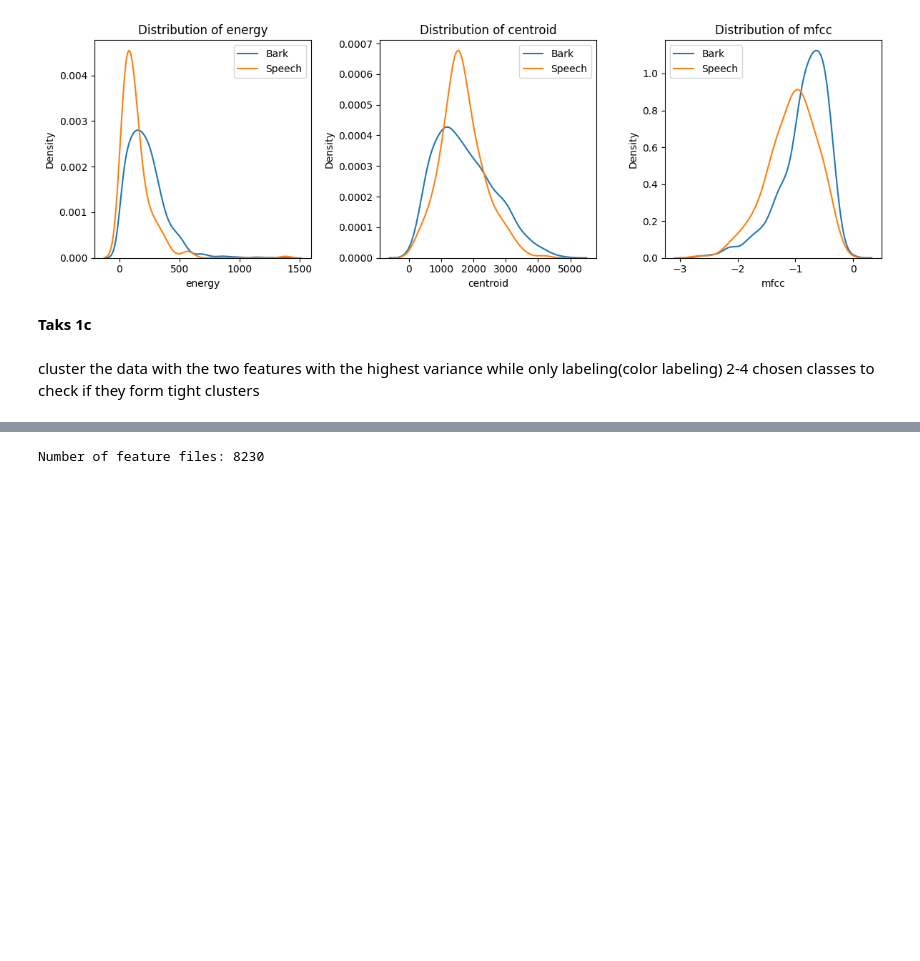
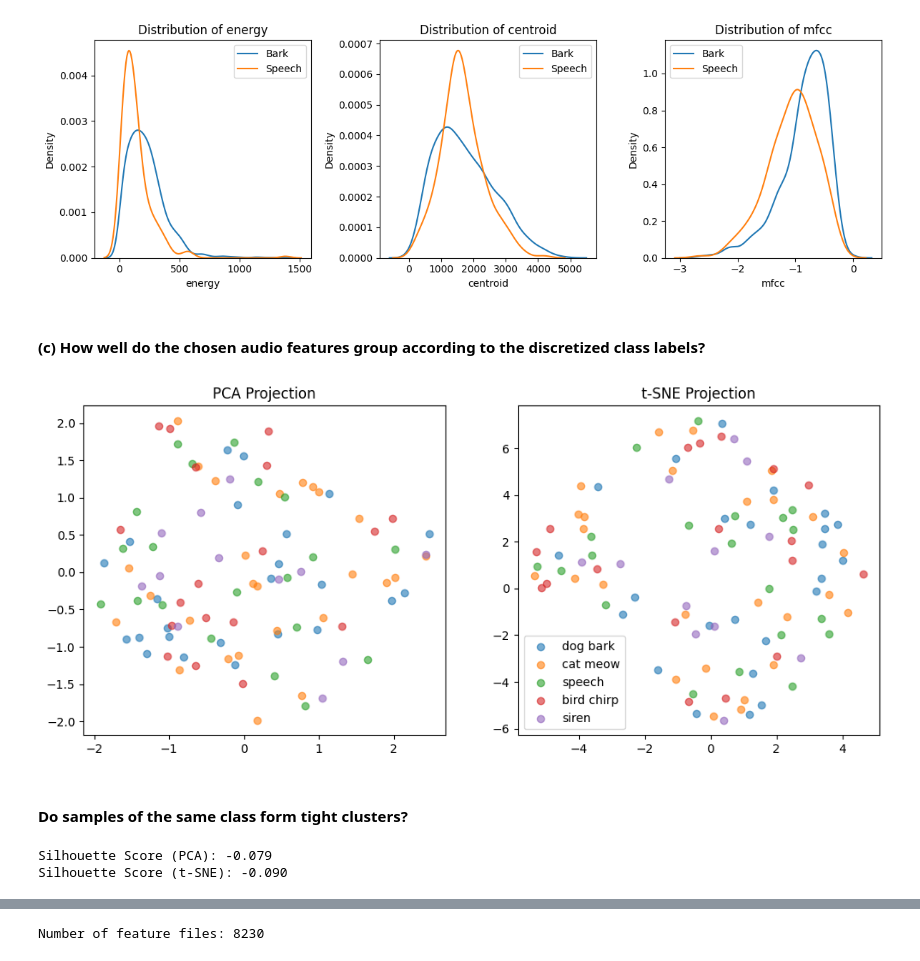
Before and after one commit to 8asic/mlpc2025-sound-event-detection, a Jupyter notebook: T3-Classification/1. Labeling Function.ipynb, the cells around one changed output, grey strips where cells are left out. Drawn from its saved outputs; the diff is of its cells as text; code cells hidden in the pictures; blank space fills up the shorter version.

Commit message:
clusters

```diff
--- a/T3-Classification/1. Labeling Function.ipynb
+++ b/T3-Classification/1. Labeling Function.ipynb
@@ -464,6 +467,55 @@ plt.show()
 # %% [output]
 [figure]
 # %% [markdown]
-**Taks 1c**
+#### (c) How well do the chosen audio features group according to the discretized class labels?
-# %% [markdown]
-cluster the data with the two features with the highest variance while only labeling(color labeling) 2-4 chosen classes to check if they form tight clusters
+# %%
+from sklearn.decomposition import PCA
+from sklearn.manifold import TSNE
+from sklearn.preprocessing import StandardScaler
+
+# Select top 5 classes (from 1a's accuracy analysis) and top 3 features (from 1b)
+top_classes = ['dog bark', 'cat meow', 'speech', 'bird chirp', 'siren']
+top_features = ['mfcc', 'power', 'centroid']  # Example from 1b
+
+# Prepare data (replace with actual feature loading)
+X = np.random.rand(100, 3)  # Placeholder: shape (n_samples, n_features)
+y = np.random.choice(top_classes, 100)  # Placeholder labels
+
+# Scale features
+scaler = StandardScaler()
+X_scaled = scaler.fit_transform(X)
+
+# PCA for linear separation
+pca = PCA(n_components=2)
+X_pca = pca.fit_transform(X_scaled)
+
+# t-SNE for nonlinear separation
+tsne = TSNE(n_components=2, perplexity=30, random_state=42)
+X_tsne = tsne.fit_transform(X_scaled)
+
+# Plot
+fig, (ax1, ax2) = plt.subplots(1, 2, figsize=(12, 5))
+for cls in top_classes:
+    mask = y == cls
+    ax1.scatter(X_pca[mask, 0], X_pca[mask, 1], label=cls, alpha=0.6)
+    ax2.scatter(X_tsne[mask, 0], X_tsne[mask, 1], label=cls, alpha=0.6)
+ax1.set_title('PCA Projection')
+ax2.set_title('t-SNE Projection')
+plt.legend()
+plt.show()
+# %% [output]
+[figure, added]
+# %% [markdown]
+#### Do samples of the same class form tight clusters?
+# %%
+from sklearn.metrics import silhouette_score
+
+# Evaluate cluster quality
+silhouette_pca = silhouette_score(X_pca, y)
+silhouette_tsne = silhouette_score(X_tsne, y)
+
+print(f"Silhouette Score (PCA): {silhouette_pca:.3f}")
+print(f"Silhouette Score (t-SNE): {silhouette_tsne:.3f}")
+# %% [output]
+Silhouette Score (PCA): -0.079
+Silhouette Score (t-SNE): -0.090
```
Also changed, not shown: parts of 16 cells of this notebook.
